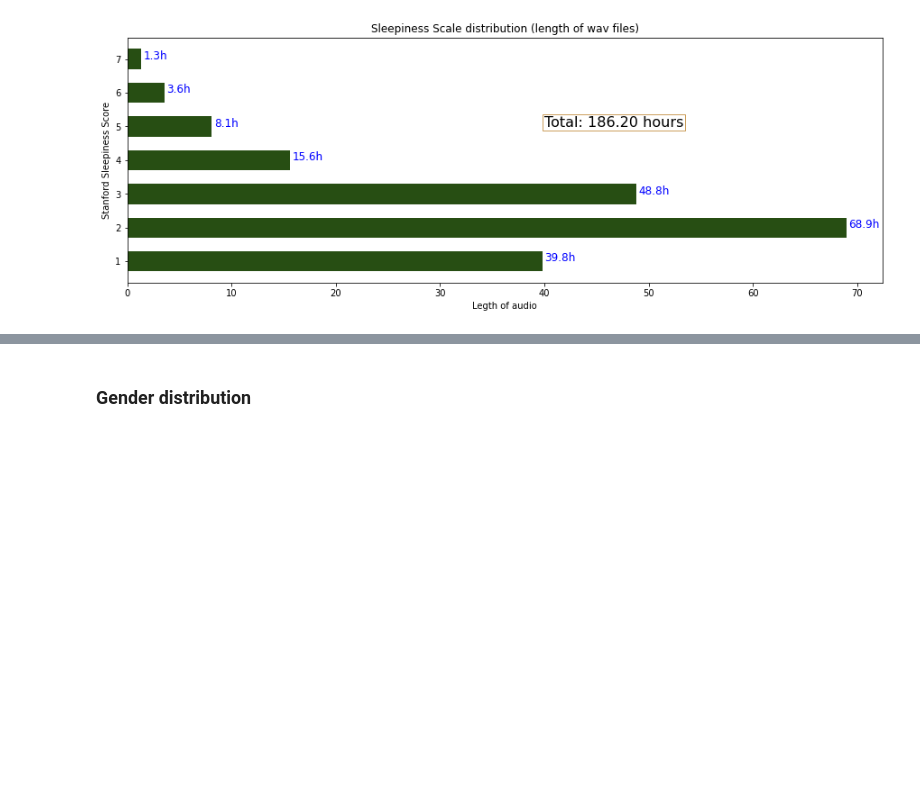
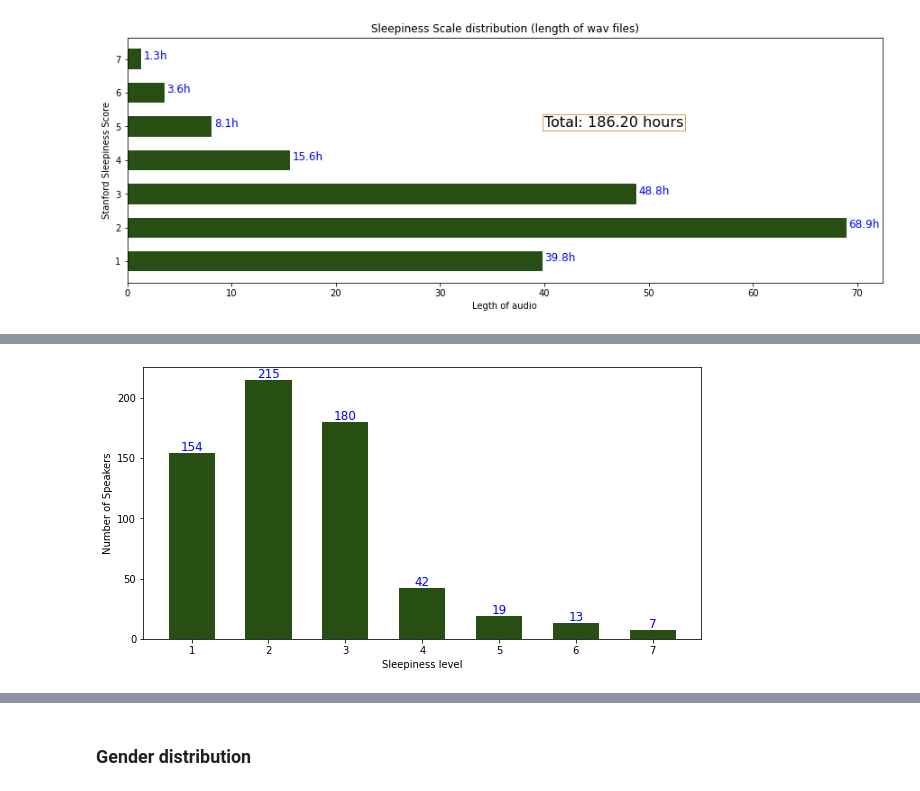
Before and after one commit to aascode/ICASSP2022, a Jupyter notebook: data-visualization.ipynb, the cells around one changed output, grey strips where cells are left out. Saved outputs shown, nothing was run; the diff lists cells and outputs as text; code cells hidden in the pictures; blank space fills up the shorter version.

```diff
--- a/data-visualization.ipynb
+++ b/data-visualization.ipynb
@@ -47,0 +83,20 @@ plt.show()
+# %%
+##### calculate for MALE distribution
+male_df = df[df.gender=='Male']
+sleepy_classes = list(np.unique(female_df.sss))
+#sleepy_classes = list(map(lambda x: (re.findall("\d", x)[0]) if type(x) is str else '', sleepy_classes))
+sleepy_dist = male_df.groupby(['sss'])['session_id'].count()
+
+
+
+fig, ax = plt.subplots(figsize=(10, 5))
+#ax.set_title('Sleepiness distribution', y=1)
+ax.bar(sleepy_classes, sleepy_dist,  0.6, color='#274e13')
+ax.set(ylabel="Number of Speakers", xlabel="Sleepiness level")
+
+
+for i, length in enumerate(sleepy_dist):
+    plt.text(x=i+1, y=length+2 , s=f'%d'%length , fontdict=dict(fontsize=12), color='blue', ha='center')
+plt.show()
+# %% [output]
+[figure, added]
```
Also changed, not shown: parts of 14 cells of this notebook, 2 other files.
